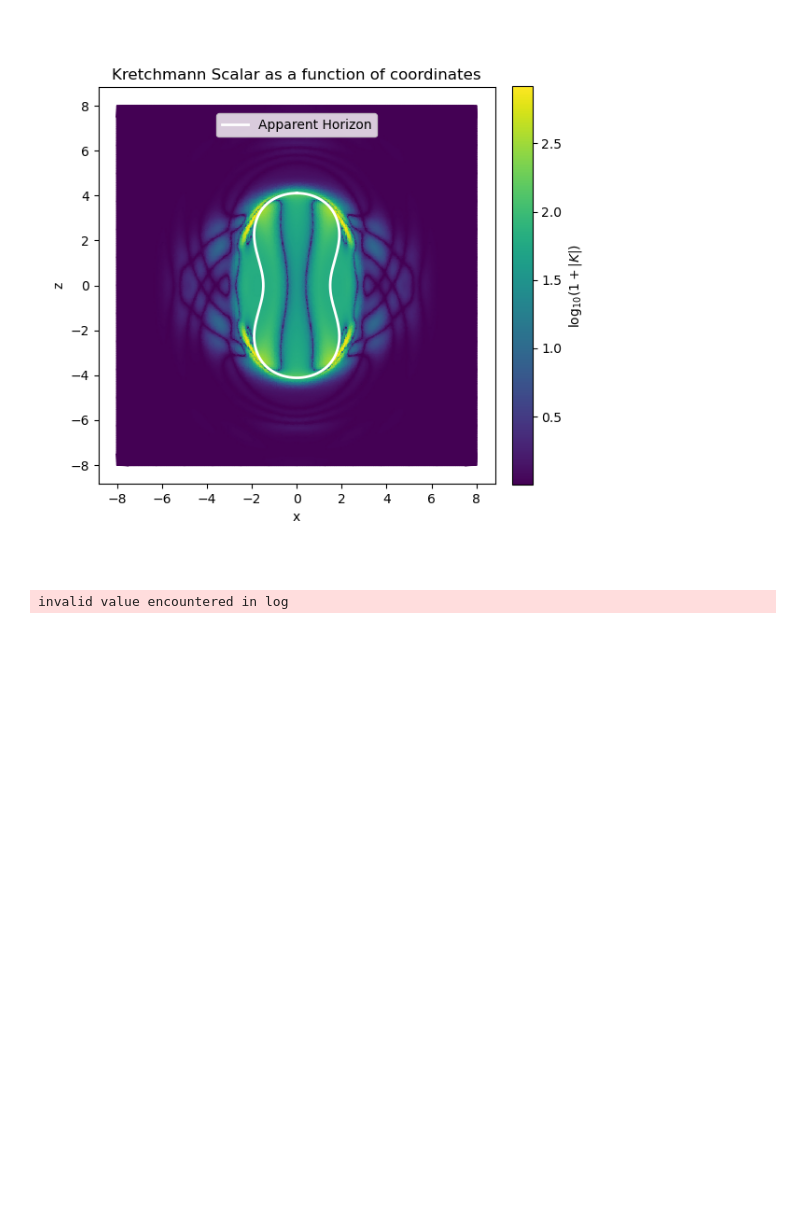
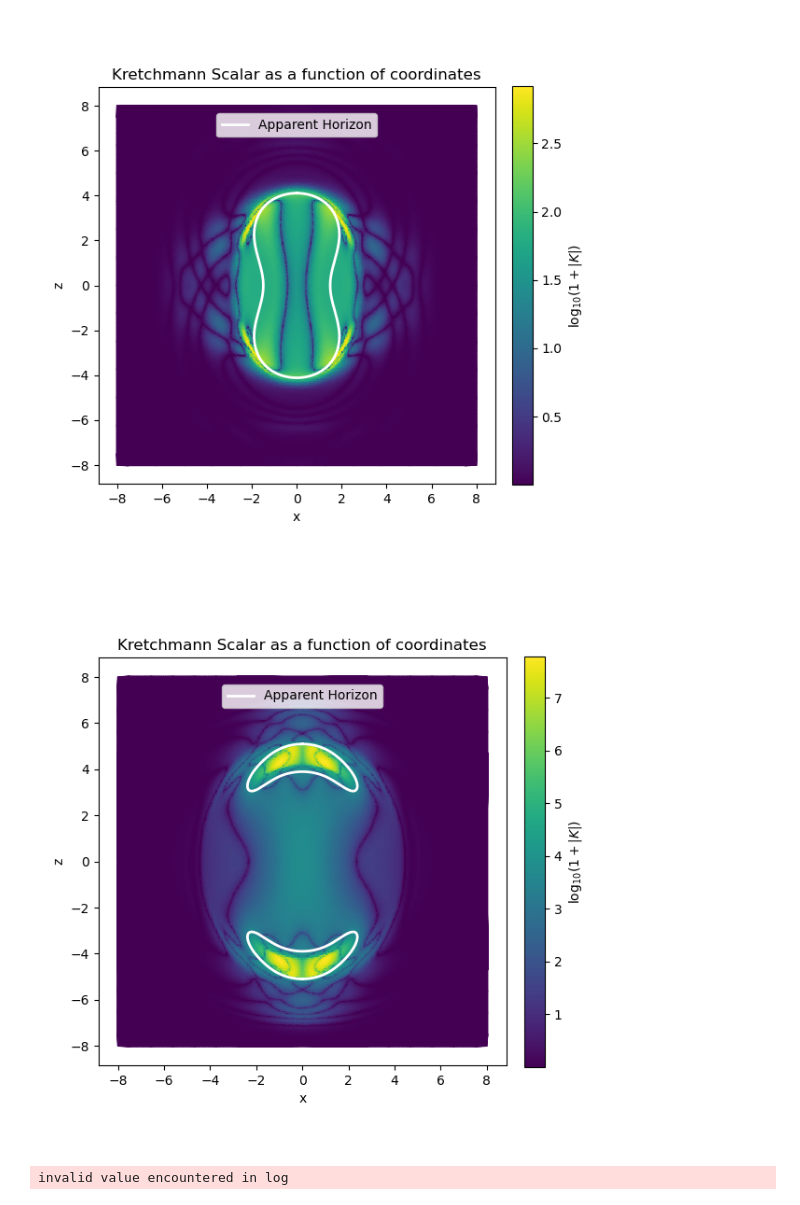
Before and after one commit to Ashix122/BSMS_thesis, a Jupyter notebook: notebooks/plot.ipynb, the cells around one changed output. Saved outputs shown, nothing was run; the diff lists cells and outputs as text; code cells hidden in the pictures; blank space fills up the shorter version.

Commit message:
Added section on apprent horizon finder and bifurcated horizon plots

```diff
--- a/notebooks/plot.ipynb
+++ b/notebooks/plot.ipynb
@@ -82,6 +82,91 @@ plt.savefig("figure.pdf", dpi=600)
 plt.show()
 # %% [output]
 [figure]
+# %%
+import numpy as np
+import matplotlib.pyplot as plt
+%matplotlib widget
+# =========================
+# 1. LOAD CSV
+# =========================
+data = np.loadtxt("/media/ashiquetnizar/BA78F8F778F8B36D/Common/Data_Cluster_transfer/A4.114_4.114/brill_twist_zsymmetric_4.114_4.114_200_100_2d_original/output_2d/xz/ana.CSI/prv.csv", delimiter=",", skiprows=1)
+
+x = data[:, 2]   # Points:0
+z = data[:, 4]   # Points:2
+csi = data[:, 0] # ana.CSI
+
+# =========================
+# 2. LOG SCALING
+# =========================
+csi_plot = np.log10(1 + np.abs(csi))
+
+# =========================
+# 3. PLOT FIELD
+# =========================
+plt.figure(figsize=(6,6))
+
+# Use tricontourf (works for unstructured points)
+cf = plt.tripcolor(x, z, csi_plot, shading='gouraud', cmap='viridis')
+
+# =========================
+# 4. HORIZON
+# =========================
+horizon = np.loadtxt("/home/ashiquetnizar/Projects/Reps/cc_axi/findAH/horizon_4.114_bif.txt", skiprows=1)
+plt.plot(horizon[:,0], horizon[:,1], color='white', linewidth=2,label="Apparent Horizon")
+plt.plot(horizon[:,0], -horizon[:,1], color='white', linewidth=2,label="_nolegend_")
+plt.legend(loc='upper center', bbox_to_anchor=(0.5, 0.95))
+# =========================
+# 5. AXES
+# =========================
+plt.xlabel("x")
+plt.ylabel("z")
+plt.gca().set_aspect('equal')
+
+# Center axes (optional)
+# =========================
+# 5. AXES (NORMAL, SQUARE)
+# =========================
+ax = plt.gca()
+
+# Remove centered axes (your current lines → DELETE them)
+# ax.spines['left'].set_position('zero')
+# ax.spines['bottom'].set_position('zero')
+
+# Keep normal box
+ax.spines['right'].set_visible(True)
+ax.spines['top'].set_visible(True)
+
+plt.xlabel("x")
+plt.ylabel("z")
+
+# Equal aspect (square)
+ax.set_aspect('equal', adjustable='box')
+
+# =========================
+# 6. COLORBAR
+# =========================
+# =========================
+# 6. COLORBAR (MATCH HEIGHT)
+# =========================
+# =========================
+# 6. COLORBAR (CORRECT)
+# =========================
+fig = plt.gcf()
+ax = plt.gca()
+
+cbar = fig.colorbar(cf, ax=ax, fraction=0.046, pad=0.04)
+cbar.set_label(r'$\log_{10}(1 + |K|)$')
+
+# =========================
+# 7. SAVE
+# =========================
+plt.tight_layout()
+plt.title("Kretchmann Scalar as a function of coordinates")
+plt.savefig("figure_4.114.pdf", dpi=600)
+
+plt.show()
+# %% [output]
+[figure, added]
 # %%
 import numpy as np
 import plotly.graph_objects as go
```
Also changed, not shown: 4 other files.
